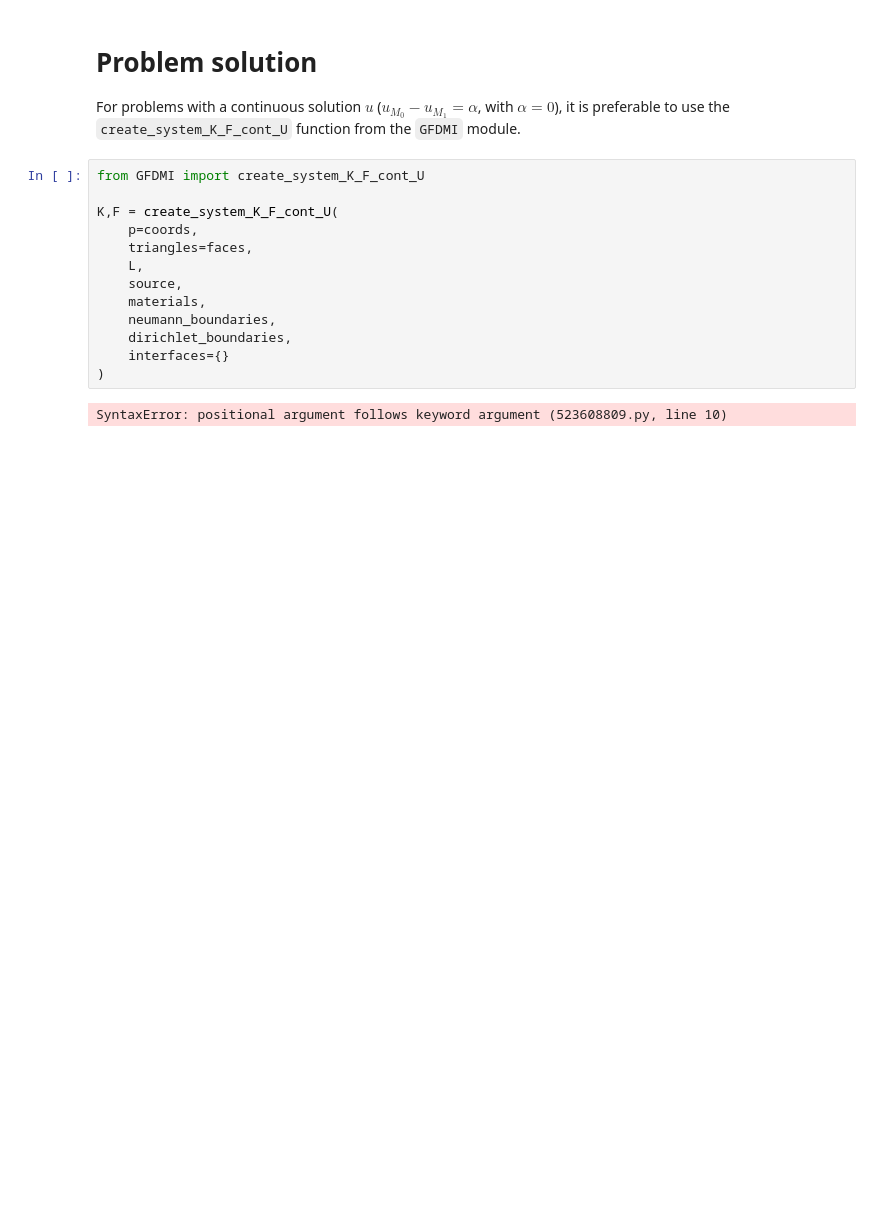
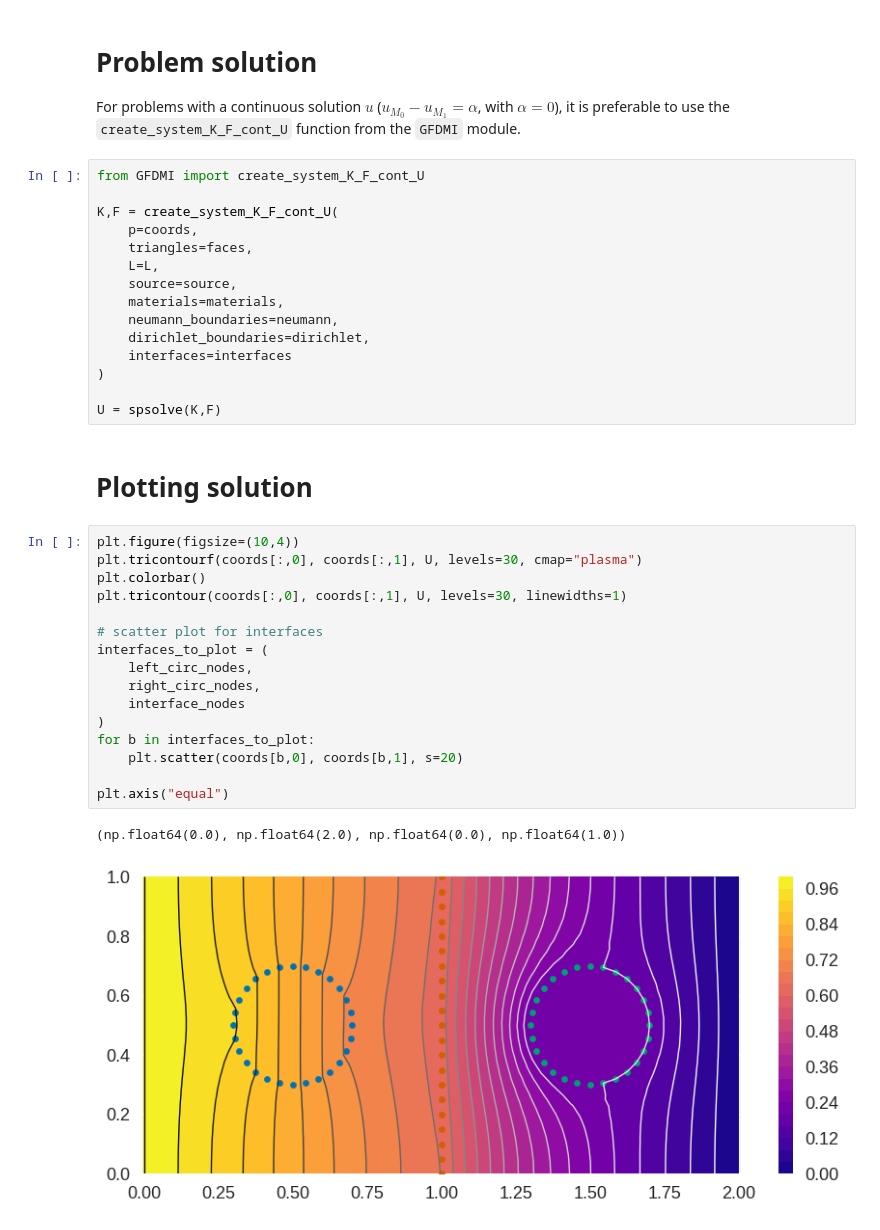
Before and after one commit to RicardoRG73/GFDM-Interfaces, a Jupyter notebook: Examples/ex06.ipynb, the cells around one changed output. Cells and saved outputs as stored; diff of their text form; blank space fills up the shorter version.

Commit message:
ex06 solution

```diff
--- a/Examples/ex06.ipynb
+++ b/Examples/ex06.ipynb
@@ -247,12 +318,33 @@ from GFDMI import create_system_K_F_cont_U
 K,F = create_system_K_F_cont_U(
     p=coords,
     triangles=faces,
-    L,
-    source,
-    materials,
-    neumann_boundaries,
-    dirichlet_boundaries,
-    interfaces={}
+    L=L,
+    source=source,
+    materials=materials,
+    neumann_boundaries=neumann,
+    dirichlet_boundaries=dirichlet,
+    interfaces=interfaces
 )
+
+U = spsolve(K,F)
-# %% [output]
-SyntaxError: positional argument follows keyword argument (523608809.py, line 10)
+# %% [markdown]
+# Plotting solution
+# %%
+plt.figure(figsize=(10,4))
+plt.tricontourf(coords[:,0], coords[:,1], U, levels=30, cmap="plasma")
+plt.colorbar()
+plt.tricontour(coords[:,0], coords[:,1], U, levels=30, linewidths=1)
+
+# scatter plot for interfaces
+interfaces_to_plot = (
+    left_circ_nodes,
+    right_circ_nodes,
+    interface_nodes
+)
+for b in interfaces_to_plot:
+    plt.scatter(coords[b,0], coords[b,1], s=20)
+
+plt.axis("equal")
+# %% [output]
+(np.float64(0.0), np.float64(2.0), np.float64(0.0), np.float64(1.0))
+[figure, added]
```
Also changed, not shown: parts of 6 cells of this notebook.
